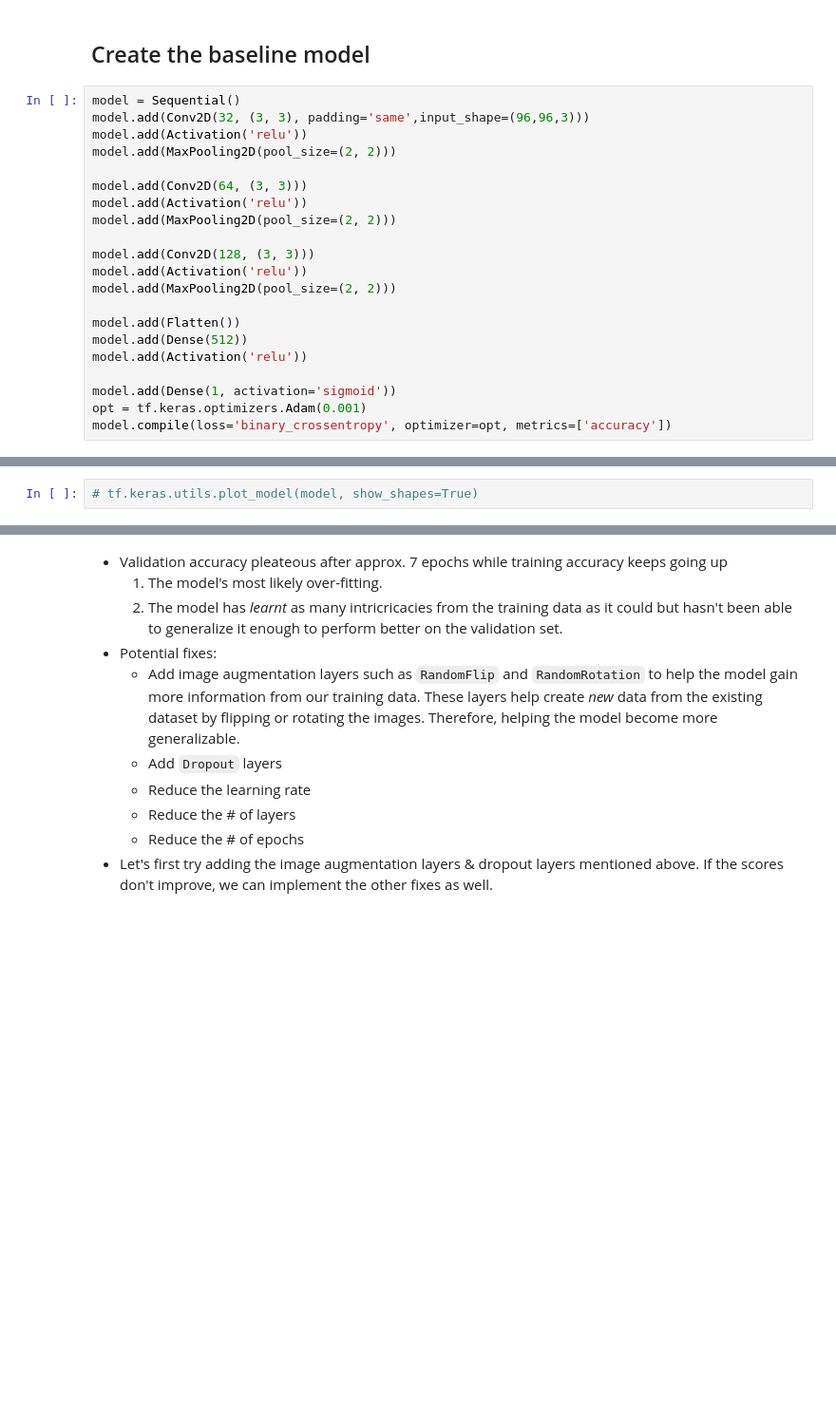
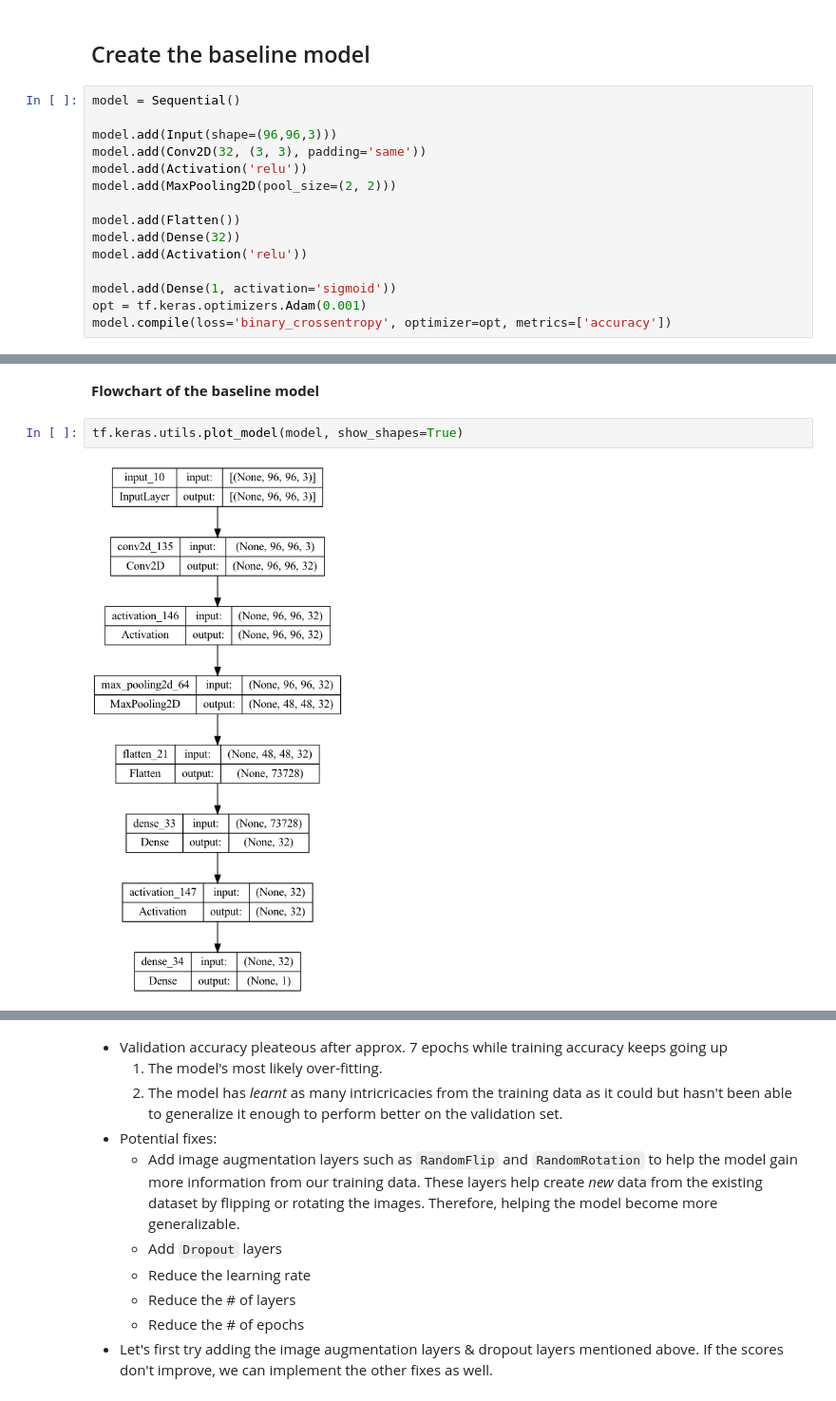
Before and after one commit to karansangha/dtsa5511-week3-cancer-detection, a Jupyter notebook: Histopathologic Cancer Detection.ipynb, the cells around one changed output, grey strips where cells are left out. Shown at 95% size. Cells and saved outputs as stored; diff of their text form; blank space fills up the shorter version.

```diff
--- a/Histopathologic Cancer Detection.ipynb
+++ b/Histopathologic Cancer Detection.ipynb
@@ -135,20 +199,14 @@ Found 55007 validated image filenames belonging to 2 classes.
 ## Create the baseline model
 # %%
 model = Sequential()
-model.add(Conv2D(32, (3, 3), padding='same',input_shape=(96,96,3)))
-model.add(Activation('relu'))
-model.add(MaxPooling2D(pool_size=(2, 2)))
 
-model.add(Conv2D(64, (3, 3)))
-model.add(Activation('relu'))
-model.add(MaxPooling2D(pool_size=(2, 2)))
-
-model.add(Conv2D(128, (3, 3)))
+model.add(Input(shape=(96,96,3)))
+model.add(Conv2D(32, (3, 3), padding='same'))
 model.add(Activation('relu'))
 model.add(MaxPooling2D(pool_size=(2, 2)))
 
 model.add(Flatten())
-model.add(Dense(512))
+model.add(Dense(32))
 model.add(Activation('relu'))
 
 model.add(Dense(1, activation='sigmoid'))
@@ -175,5 +233,9 @@ Trainable params: 6,647,873
 Non-trainable params: 0
 _________________________________________________________________
+# %% [markdown]
+**Flowchart of the baseline model**
 # %%
-# tf.keras.utils.plot_model(model, show_shapes=True)
+tf.keras.utils.plot_model(model, show_shapes=True)
+# %% [output]
+[figure, added]
 # %%
```
Also changed, not shown: parts of 27 cells of this notebook.
